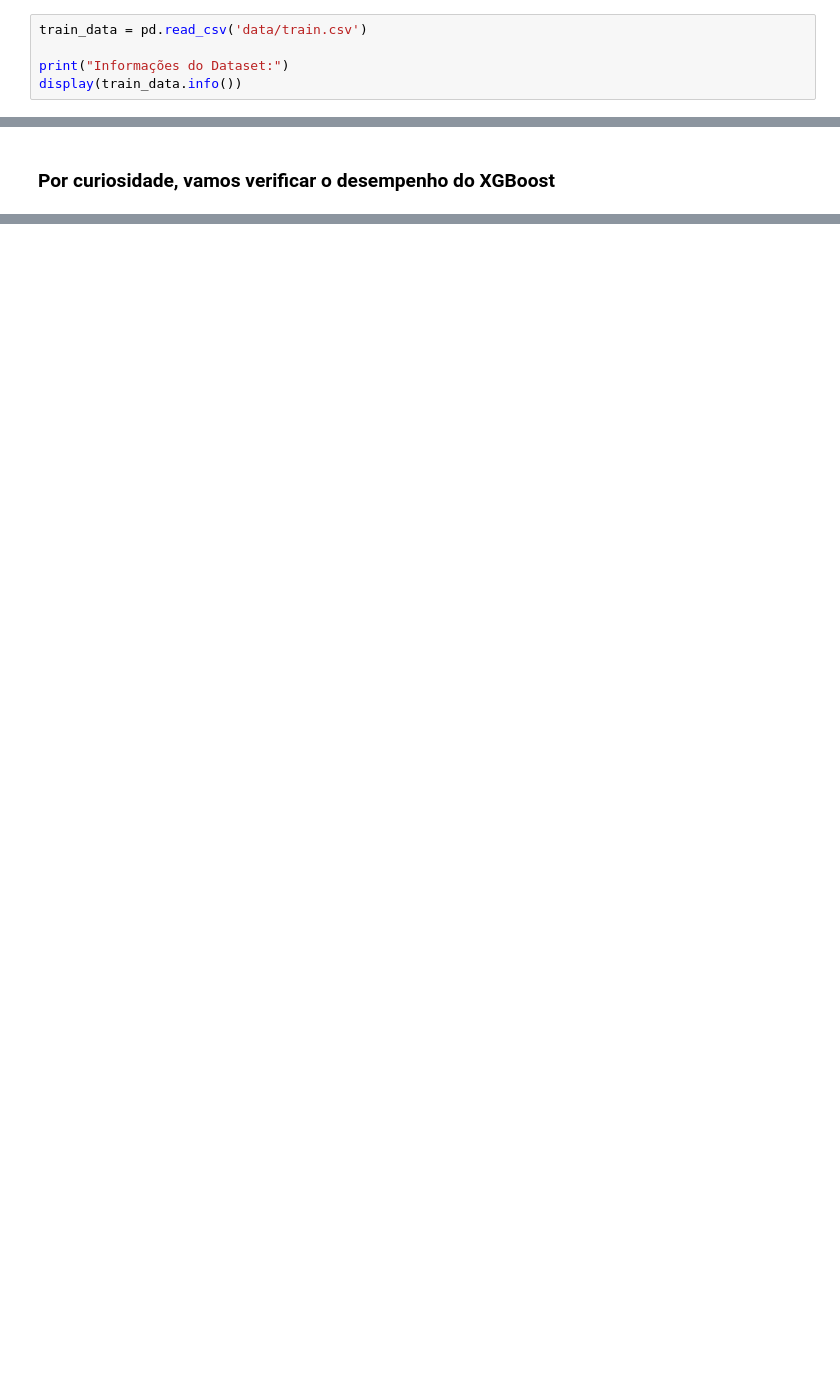
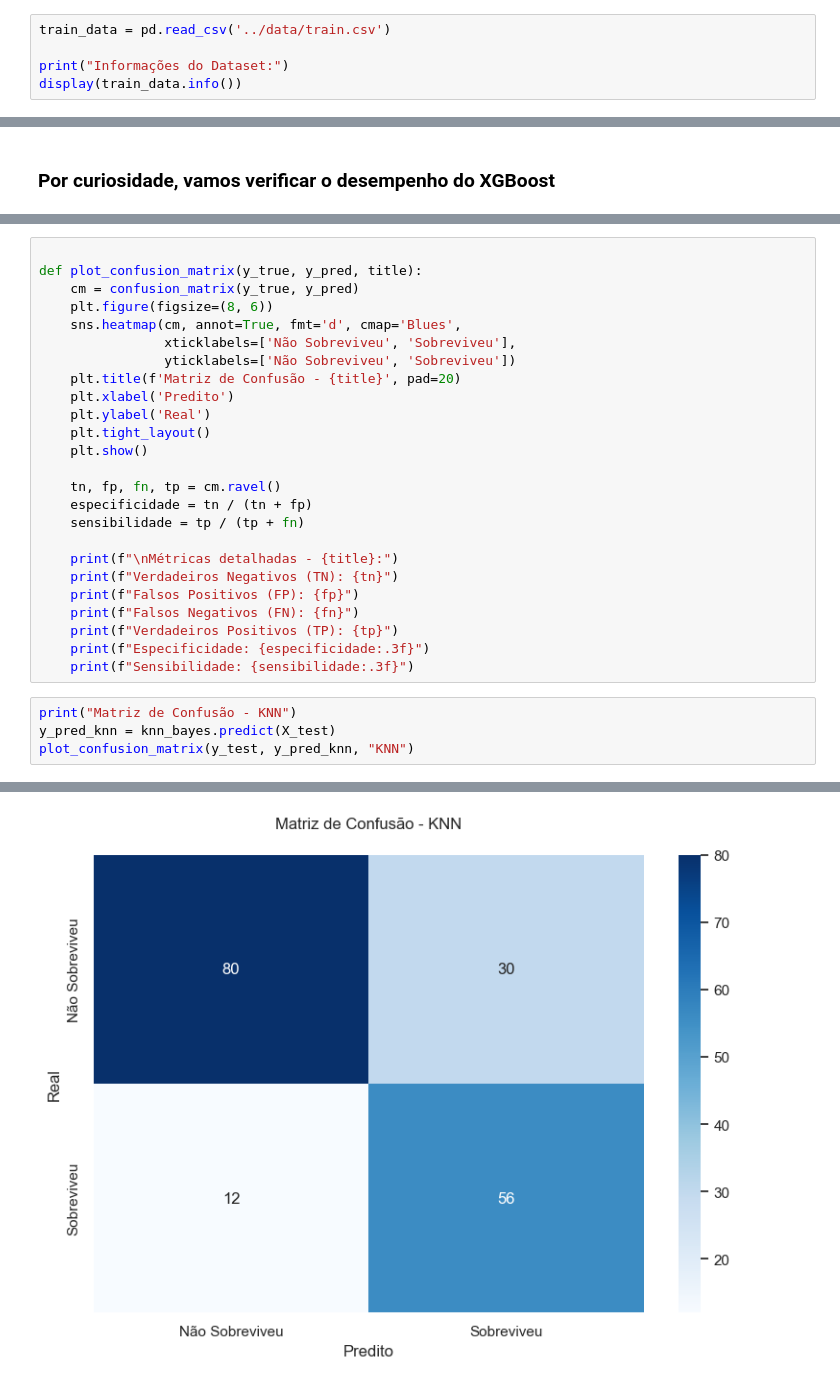
Before and after one commit to brenonevs/facprj-titanic, a Jupyter notebook: src/main.ipynb, the cells around one changed output, grey strips where cells are left out. Saved outputs shown, nothing was run; the diff lists cells and outputs as text; blank space fills up the shorter version.

```diff
--- a/src/main.ipynb
+++ b/src/main.ipynb
@@ -6,7 +6,7 @@ from tabulate import tabulate
 # %% [markdown]
 # Análise inicial do dataset
 # %%
-train_data = pd.read_csv('data/train.csv')
+train_data = pd.read_csv('../data/train.csv')
 
 print("Informações do Dataset:")
 display(train_data.info())
@@ -1059,0 +1113,30 @@ final_evaluation(xgb_bayes, "XGBoost")
+# %%
+
+def plot_confusion_matrix(y_true, y_pred, title):
+    cm = confusion_matrix(y_true, y_pred)
+    plt.figure(figsize=(8, 6))
+    sns.heatmap(cm, annot=True, fmt='d', cmap='Blues',
+                xticklabels=['Não Sobreviveu', 'Sobreviveu'],
+                yticklabels=['Não Sobreviveu', 'Sobreviveu'])
+    plt.title(f'Matriz de Confusão - {title}', pad=20)
+    plt.xlabel('Predito')
+    plt.ylabel('Real')
+    plt.tight_layout()
+    plt.show()
+
+    tn, fp, fn, tp = cm.ravel()
+    especificidade = tn / (tn + fp)
+    sensibilidade = tp / (tp + fn)
+
+    print(f"\nMétricas detalhadas - {title}:")
+    print(f"Verdadeiros Negativos (TN): {tn}")
+    print(f"Falsos Positivos (FP): {fp}")
+    print(f"Falsos Negativos (FN): {fn}")
+    print(f"Verdadeiros Positivos (TP): {tp}")
+    print(f"Especificidade: {especificidade:.3f}")
+    print(f"Sensibilidade: {sensibilidade:.3f}")
+# %%
+print("Matriz de Confusão - KNN")
+y_pred_knn = knn_bayes.predict(X_test)
+plot_confusion_matrix(y_test, y_pred_knn, "KNN")
+# %% [output]
@@ -1059,0 +1144 @@ final_evaluation(xgb_bayes, "XGBoost")
+[figure, added]
```
Also changed, not shown: parts of 14 cells of this notebook.
